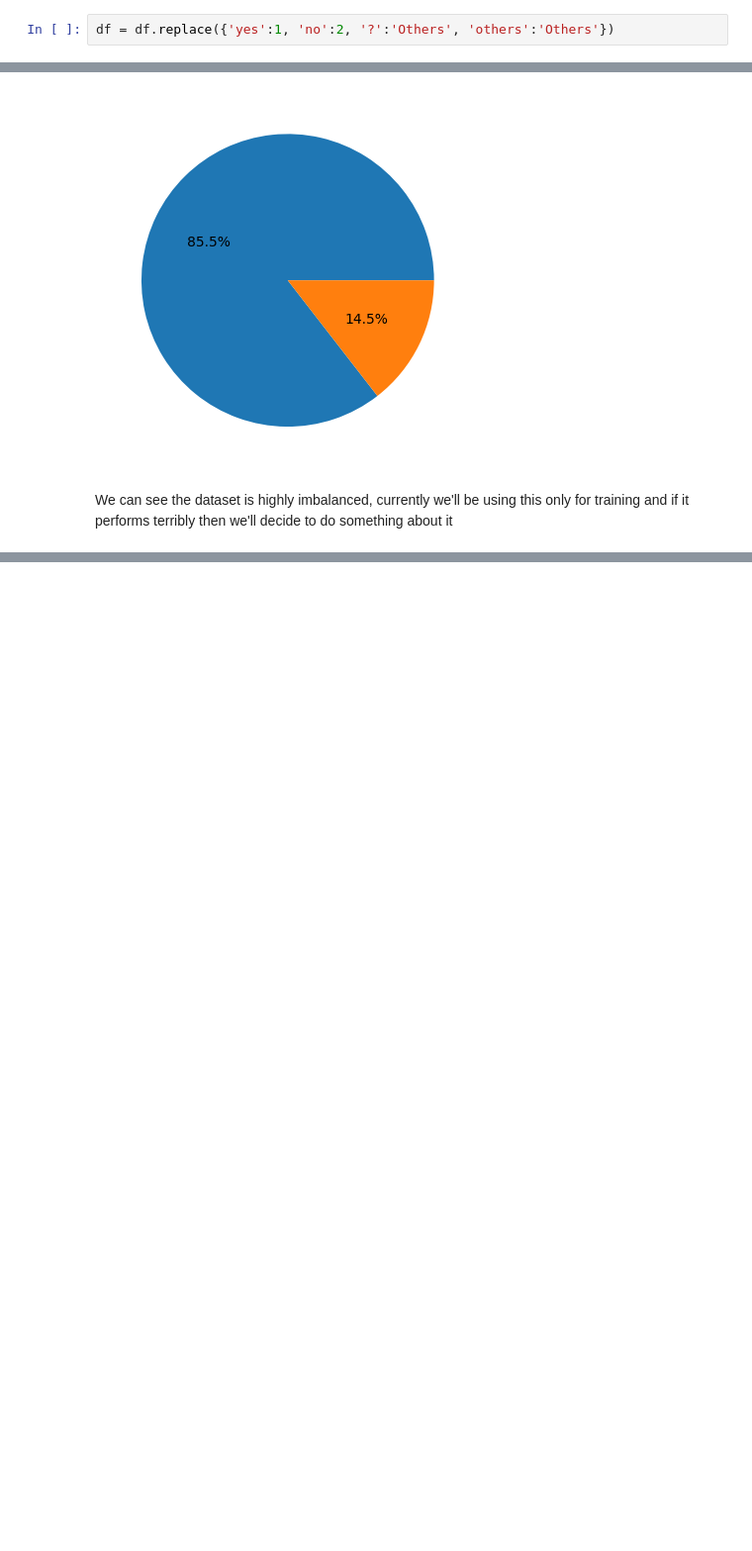
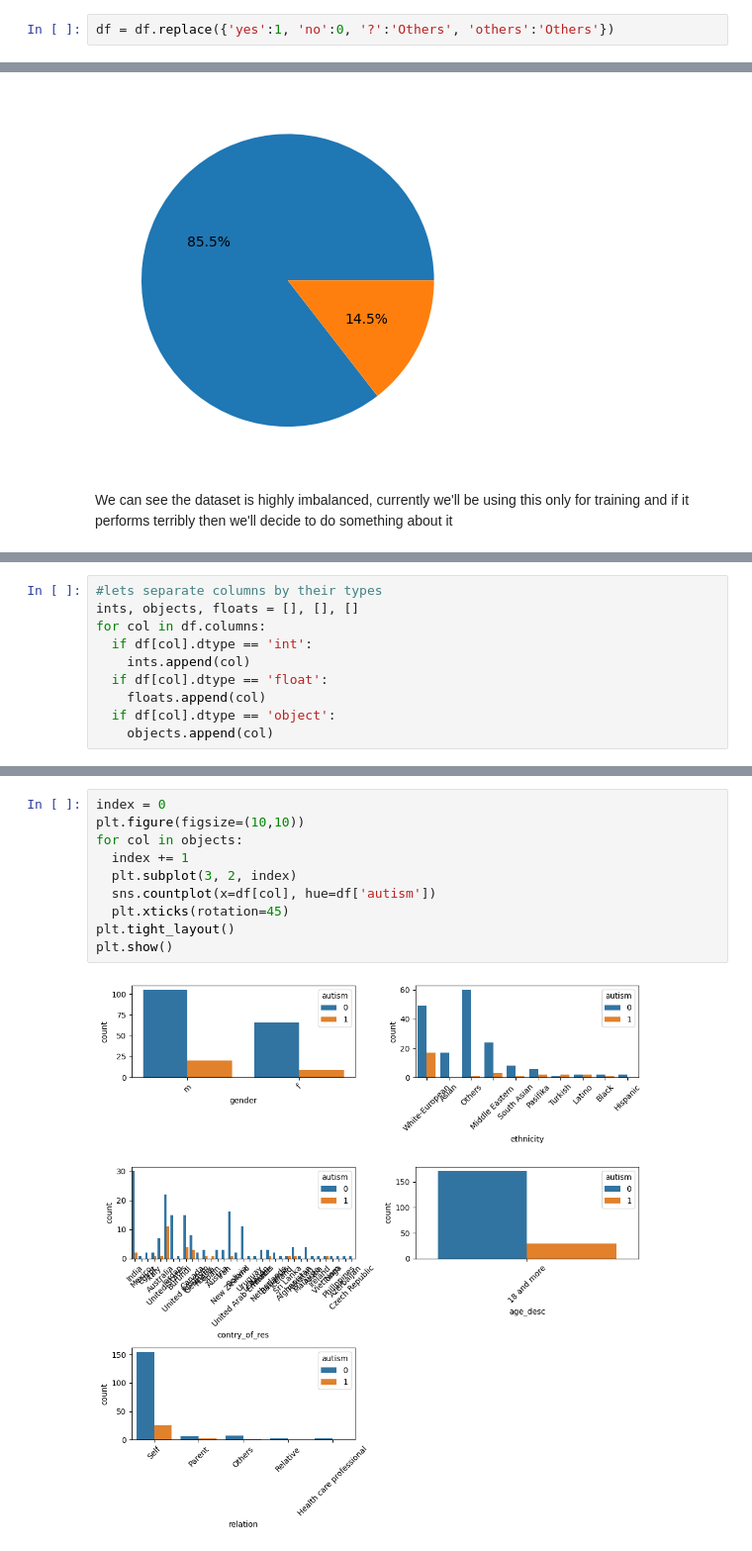
Before and after one commit to rizz045/Autism-Prediction-using-Machine-Learning, a Jupyter notebook: Autism_Prediction_using_Machine_Learning.ipynb, the cells around one changed output, grey strips where cells are left out. Shown: that part at 99% size. Saved outputs shown, nothing was run; the diff lists cells and outputs as text; blank space fills up the shorter version.

```diff
--- a/Autism_Prediction_using_Machine_Learning.ipynb
+++ b/Autism_Prediction_using_Machine_Learning.ipynb
@@ -142,6 +141,6 @@ df['relation'].value_counts()
 | Health care professional | 2 |
 dtype: int64
 # %%
-df = df.replace({'yes':1, 'no':2, '?':'Others', 'others':'Others'})
+df = df.replace({'yes':1, 'no':0, '?':'Others', 'others':'Others'})
 # %%
 #EDA
@@ -161,0 +153,10 @@ Index(['ID', 'A1_Score', 'A2_Score', 'A3_Score', 'A4_Score', 'A5_Score',
+# %%
+#lets separate columns by their types
+ints, objects, floats = [], [], []
+for col in df.columns:
+  if df[col].dtype == 'int':
+    ints.append(col)
+  if df[col].dtype == 'float':
+    floats.append(col)
+  if df[col].dtype == 'object':
+    objects.append(col)
@@ -161,0 +171,12 @@ Index(['ID', 'A1_Score', 'A2_Score', 'A3_Score', 'A4_Score', 'A5_Score',
+# %%
+index = 0
+plt.figure(figsize=(10,10))
+for col in objects:
+  index += 1
+  plt.subplot(3, 2, index)
+  sns.countplot(x=df[col], hue=df['autism'])
+  plt.xticks(rotation=45)
+plt.tight_layout()
+plt.show()
+# %% [output]
+[figure, added]
```
Also changed, not shown: parts of 35 cells of this notebook.
